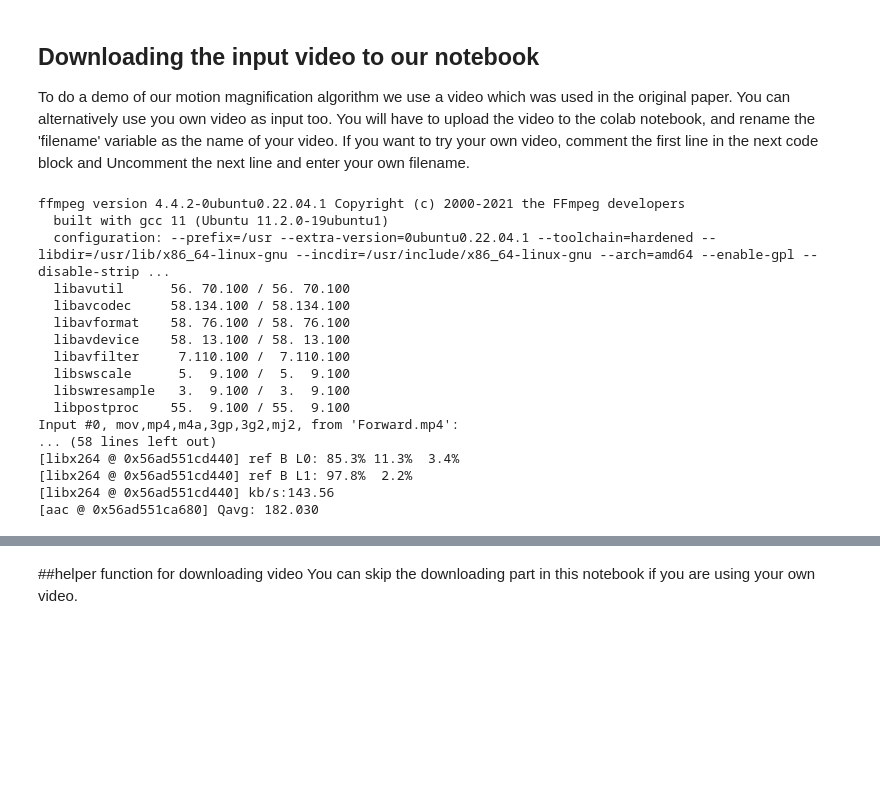
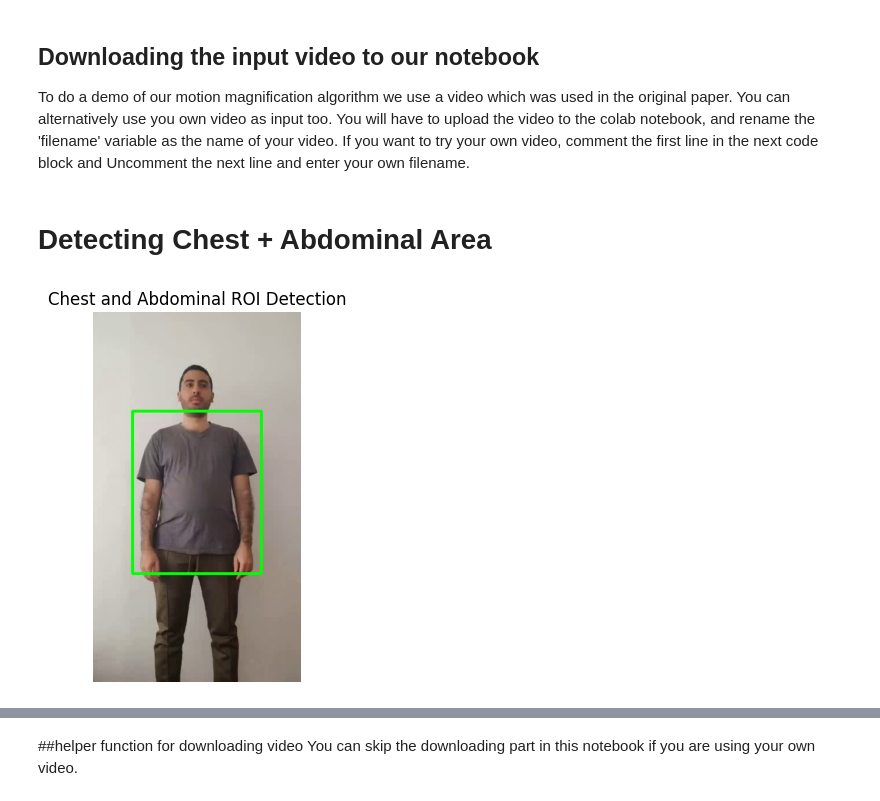
Before and after one commit to ShawwaHu/APPG, a Jupyter notebook: Eulerian_Video_Magnification.ipynb, the cells around one changed output, grey strips where cells are left out. Cells and saved outputs as stored; diff of their text form; code cells hidden in the pictures; blank space fills up the shorter version.

```diff
--- a/Eulerian_Video_Magnification.ipynb
+++ b/Eulerian_Video_Magnification.ipynb
@@ -253,29 +274,3 @@ def show_frequencies(vid_data, fps, bounds=None):
 To do a demo of our motion magnification algorithm we use a video which was used in the original paper. </br>
 You can alternatively use you own video as input too. You will have to upload the video to the colab notebook, and rename the 'filename' variable as the name of your video.</br>
 If you want to try your own video, comment the first line in the next code block and Uncomment the next line and enter your own filename.
-# %%
-#filename = "video.mp4" # If you want to try your own video, comment this line
-                      # and Uncomment the next line and enter your own filename
-
-
-filename = "Forward.mp4"
-!ffmpeg -i {filename} -vf scale=640:360 small_{filename}
-filename = f"small_{filename}"
-# %% [output]
-ffmpeg version 4.4.2-0ubuntu0.22.04.1 Copyright (c) 2000-2021 the FFmpeg developers
-  built with gcc 11 (Ubuntu 11.2.0-19ubuntu1)
-  configuration: --prefix=/usr --extra-version=0ubuntu0.22.04.1 --toolchain=hardened --libdir=/usr/lib/x86_64-linux-gnu --incdir=/usr/include/x86_64-linux-gnu --arch=amd64 --enable-gpl --disable-strip ...
-  libavutil      56. 70.100 / 56. 70.100
-  libavcodec     58.134.100 / 58.134.100
-  libavformat    58. 76.100 / 58. 76.100
-  libavdevice    58. 13.100 / 58. 13.100
-  libavfilter     7.110.100 /  7.110.100
-  libswscale      5.  9.100 /  5.  9.100
-  libswresample   3.  9.100 /  3.  9.100
-  libpostproc    55.  9.100 / 55.  9.100
-Input #0, mov,mp4,m4a,3gp,3g2,mj2, from 'Forward.mp4':
-... (58 lines left out)
-[libx264 @ 0x56ad551cd440] ref B L0: 85.3% 11.3%  3.4%
-[libx264 @ 0x56ad551cd440] ref B L1: 97.8%  2.2%
-[libx264 @ 0x56ad551cd440] kb/s:143.56
-[aac @ 0x56ad551ca680] Qavg: 182.030
@@ -281,0 +279,54 @@ Input #0, mov,mp4,m4a,3gp,3g2,mj2, from 'Forward.mp4':
+# %% [markdown]
+# Detecting Chest + Abdominal Area
+# %%
+mp_pose = mp.solutions.pose
+pose = mp_pose.Pose(static_image_mode=True)
+
+
+cap = cv2.VideoCapture(filename)
+ret, frame = cap.read()
+
+if not ret:
+    raise ValueError("Could not read the first frame.")
+
+frame_rgb = cv2.cvtColor(frame, cv2.COLOR_BGR2RGB)
+results = pose.process(frame_rgb)
+
+if not results.pose_landmarks:
+    raise ValueError("No human pose detected in the first frame.")
+
+landmarks = results.pose_landmarks.landmark
+
+image_h, image_w = frame.shape[:2]
+
+# Detect key landmarks: shoulders and hips
+left_shoulder = landmarks[mp.solutions.pose.PoseLandmark.LEFT_SHOULDER]
+right_shoulder = landmarks[mp.solutions.pose.PoseLandmark.RIGHT_SHOULDER]
+left_hip = landmarks[mp.solutions.pose.PoseLandmark.LEFT_HIP]
+right_hip = landmarks[mp.solutions.pose.PoseLandmark.RIGHT_HIP]
+
+# Calculate combined chest and abdominal ROI based on landmarks
+shoulder_y = int((left_shoulder.y + right_shoulder.y) / 2 * image_h)
+hip_y = int((left_hip.y + right_hip.y) / 2 * image_h)
+
+x_min = int(min(left_shoulder.x, right_shoulder.x) * image_w) - 50
+x_max = int(max(left_shoulder.x, right_shoulder.x) * image_w) + 50
+y_min = shoulder_y - 50
+y_max = hip_y + 50  # extended to fully include abdomen area
+
+# Ensure within frame boundaries
+x_min, y_min = max(0, x_min), max(0, y_min)
+x_max, y_max = min(image_w, x_max), min(image_h, y_max)
+
+# Visualization
+frame_roi = frame.copy()
+cv2.rectangle(frame_roi, (x_min, y_min), (x_max, y_max), (0, 255, 0), 3)
+
+plt.imshow(cv2.cvtColor(frame_roi, cv2.COLOR_BGR2RGB))
+plt.title("Chest and Abdominal ROI Detection")
+plt.axis('off')
+plt.show()
+
+cap.release()
+# %% [output]
+[figure, added]
```
Also changed, not shown: parts of 10 cells of this notebook.
